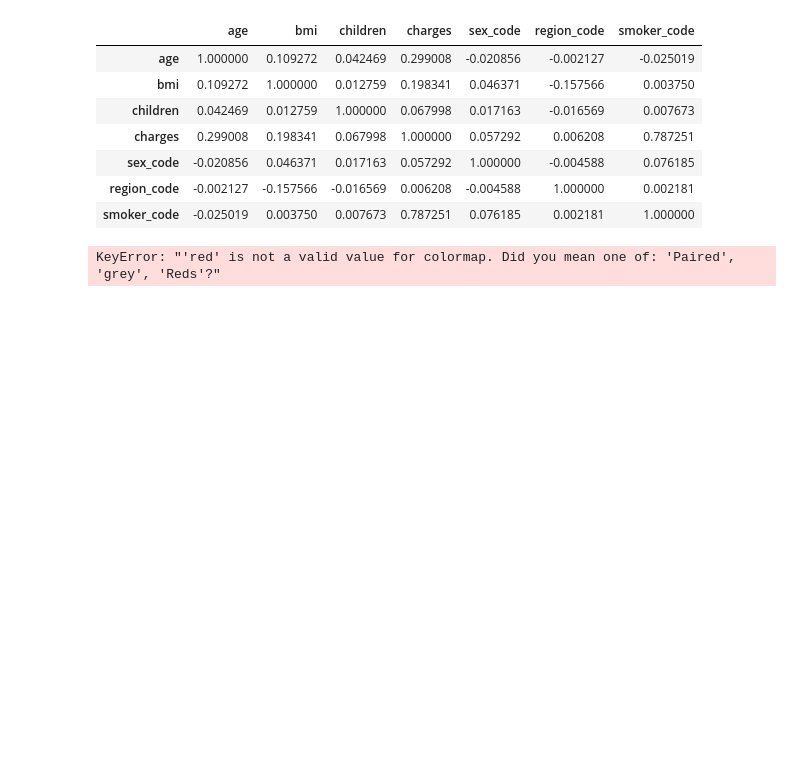
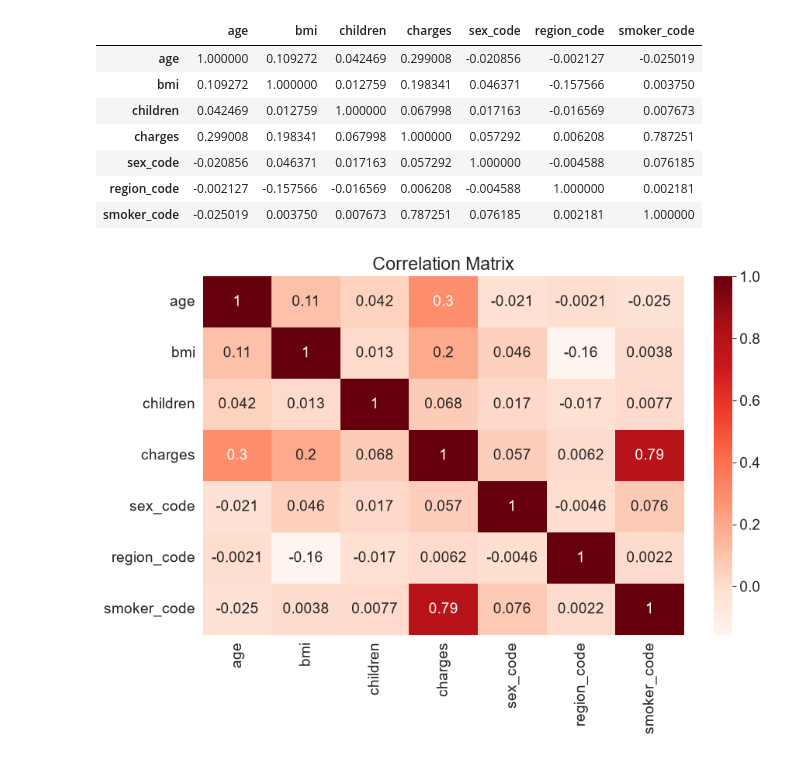
Before and after one commit to VathanaTeng/MachineLearningProjectPractice, a Jupyter notebook: Small Project/Annual_Midical_Expense.ipynb, the cells around one changed output. Saved outputs shown, nothing was run; the diff lists cells and outputs as text; code cells hidden in the pictures; blank space fills up the shorter version.

```diff
--- a/Small Project/Annual_Midical_Expense.ipynb
+++ b/Small Project/Annual_Midical_Expense.ipynb
@@ -152,7 +152,7 @@ medical_df.corr(numeric_only = True)
 | region_code | -0.002127 | -0.157566 | -0.016569 | 0.006208 | -0.004588 | 1.000000 | 0.002181 |
 | smoker_code | -0.025019 | 0.003750 | 0.007673 | 0.787251 | 0.076185 | 0.002181 | 1.000000 |
 # %%
-sns.heatmap(medical_df.corr(numeric_only = True), annot = True, cmap = 'red')
+sns.heatmap(medical_df.corr(numeric_only = True), annot = True, cmap = 'Reds')
 plt.title('Correlation Matrix');
 # %% [output]
-KeyError: "'red' is not a valid value for colormap. Did you mean one of: 'Paired', 'grey', 'Reds'?"
+[figure, added]
```
Also changed, not shown: parts of 12 cells of this notebook.
